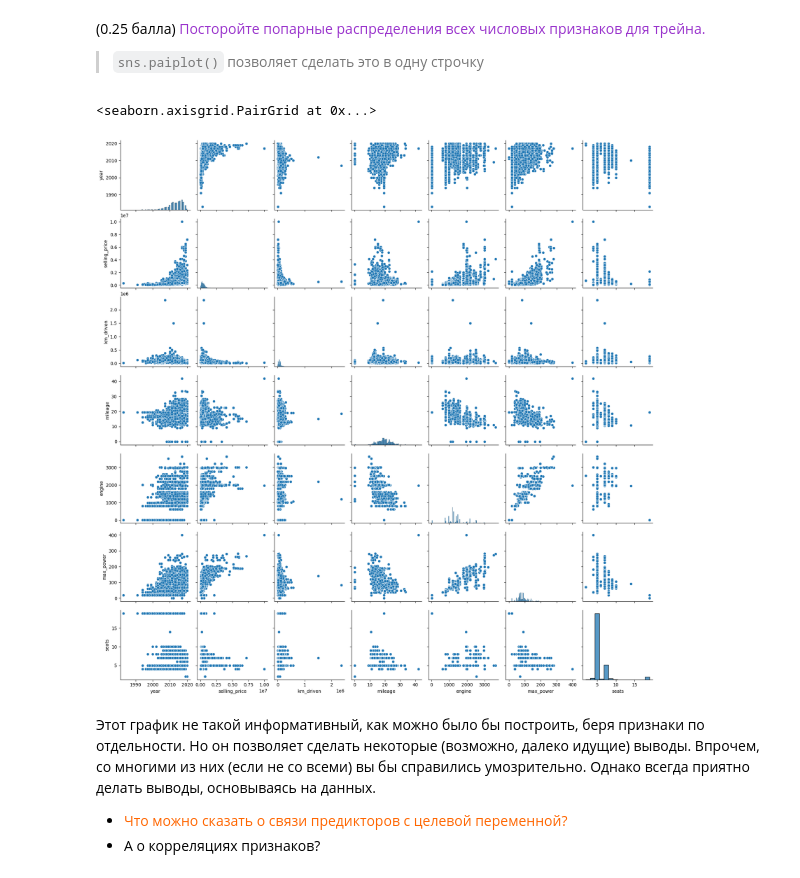
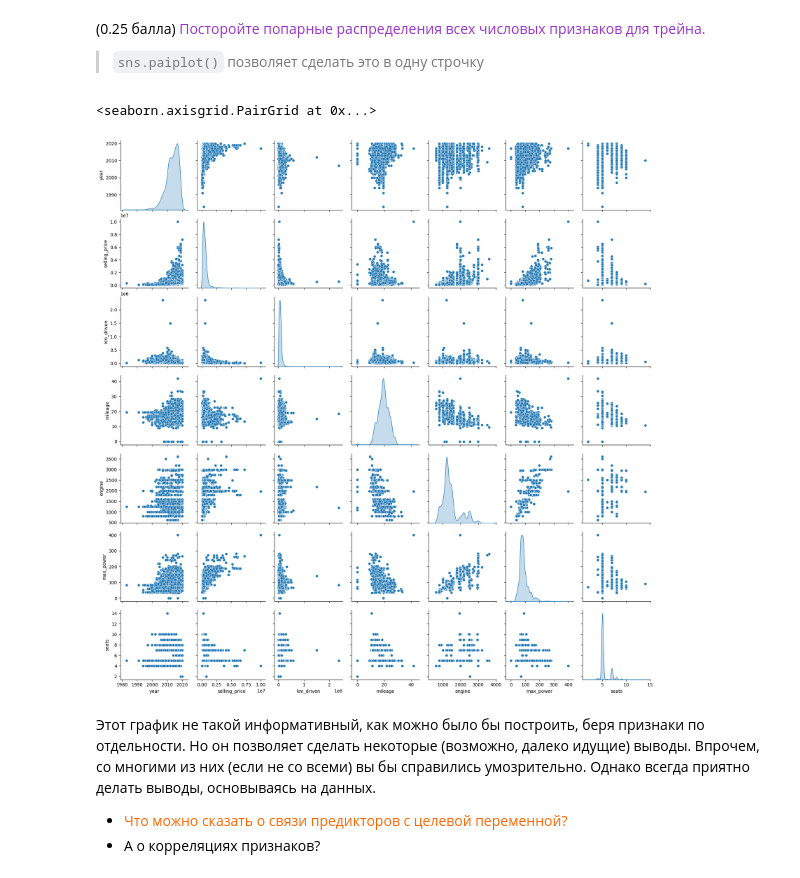
Before and after one commit to vbusov/ml_hw1_linreg, a Jupyter notebook: HW1_Regression_with_inference.ipynb, the cells around one changed output. Saved outputs shown, nothing was run; the diff lists cells and outputs as text; code cells hidden in the pictures.

```diff
--- a/HW1_Regression_with_inference.ipynb
+++ b/HW1_Regression_with_inference.ipynb
@@ -326,10 +326,10 @@ memory usage: 547.6+ KB
 
 > ``sns.paiplot()`` позволяет сделать это в одну строчку
 # %%
-sns.pairplot(df_train)
+sns.pairplot(df_train, diag_kind="kde")
 # %% [output]
 <seaborn.axisgrid.PairGrid at 0x...>
-[figure, old version]
+[figure, new version]
 # %% [markdown]
 Этот график не такой информативный, как можно было бы построить, беря признаки по отдельности. Но он позволяет сделать некоторые (возможно, далеко идущие) выводы. Впрочем, со многими из них (если не со всеми) вы бы справились умозрительно. Однако всегда приятно делать выводы, основываясь на данных.
 
```
Also changed, not shown: parts of 39 cells of this notebook, 5 other files.
